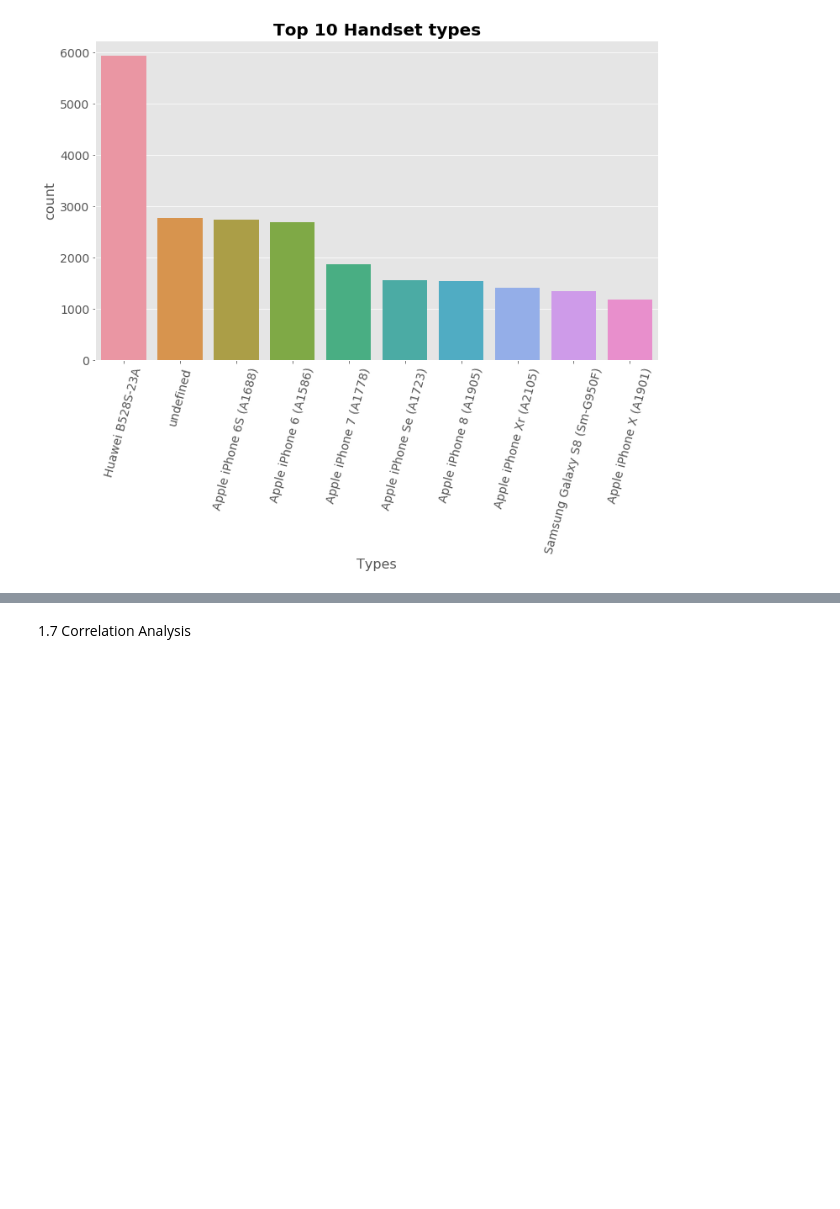
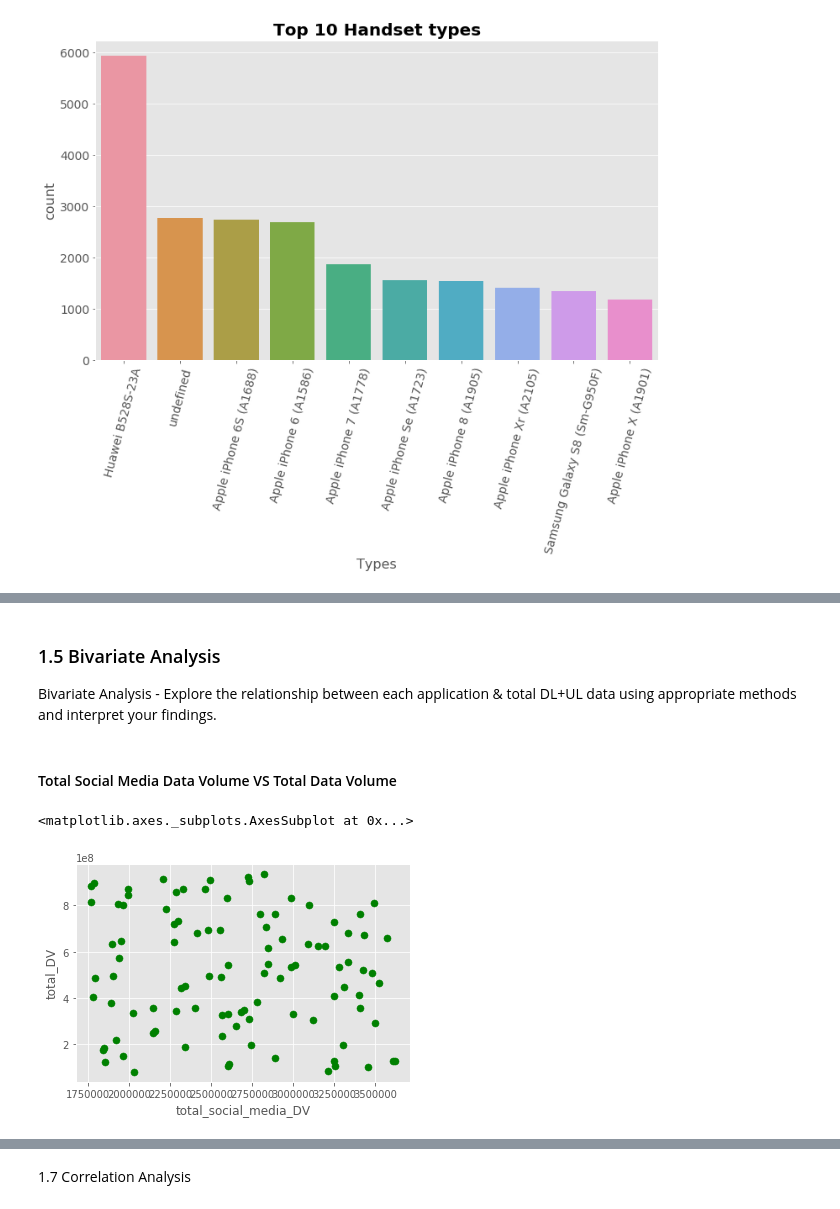
Before and after one commit to andyalex234/Telecom_User_Analytics, a Jupyter notebook: notebooks/user_overview_analysis.ipynb, the cells around one changed output, grey strips where cells are left out. Saved outputs shown, nothing was run; the diff lists cells and outputs as text; code cells hidden in the pictures; blank space fills up the shorter version.

Commit message:
added bivariate analysis. this close issue #5

```diff
--- a/notebooks/user_overview_analysis.ipynb
+++ b/notebooks/user_overview_analysis.ipynb
@@ -614,0 +616,14 @@ visiualize.plot_bar(df= df2, x_col='Handset Type', y_col='count', title = 'Top 1
+# %% [markdown]
+### 1.5 Bivariate Analysis
+Bivariate Analysis - Explore the relationship between each application & total DL+UL data using appropriate methods and interpret your findings.
+# %% [markdown]
+#### Total Social Media Data Volume VS Total Data Volume
+# %%
+# take sample data
+df['total_DV'] = df["Total DL (Bytes)"] + df["Total UL (Bytes)"]
+df['total_social_media_DV'] = df['Social Media DL (Bytes)'] + df['Social Media UL (Bytes)']
+
+df[df['total_social_media_DV'] > 1.729234e+06].sample(100).plot.scatter(x='total_social_media_DV', y='total_DV', c='green', s=50)
+# %% [output]
+<matplotlib.axes._subplots.AxesSubplot at 0x...>
+[figure, added]
```
Also changed, not shown: parts of 13 cells of this notebook.
